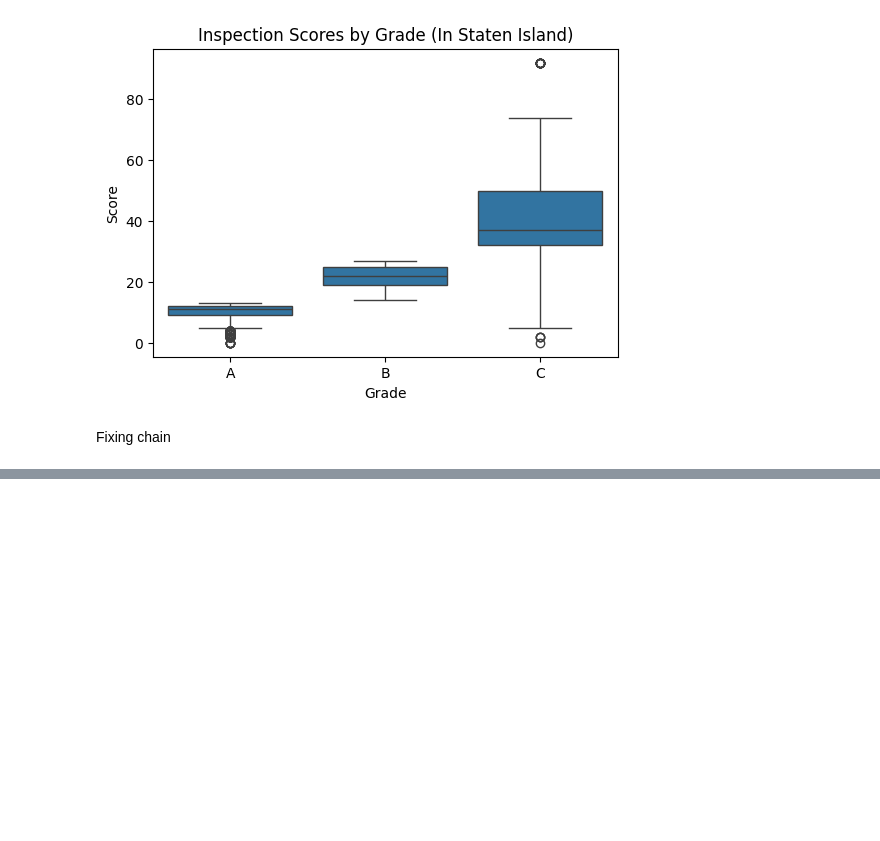
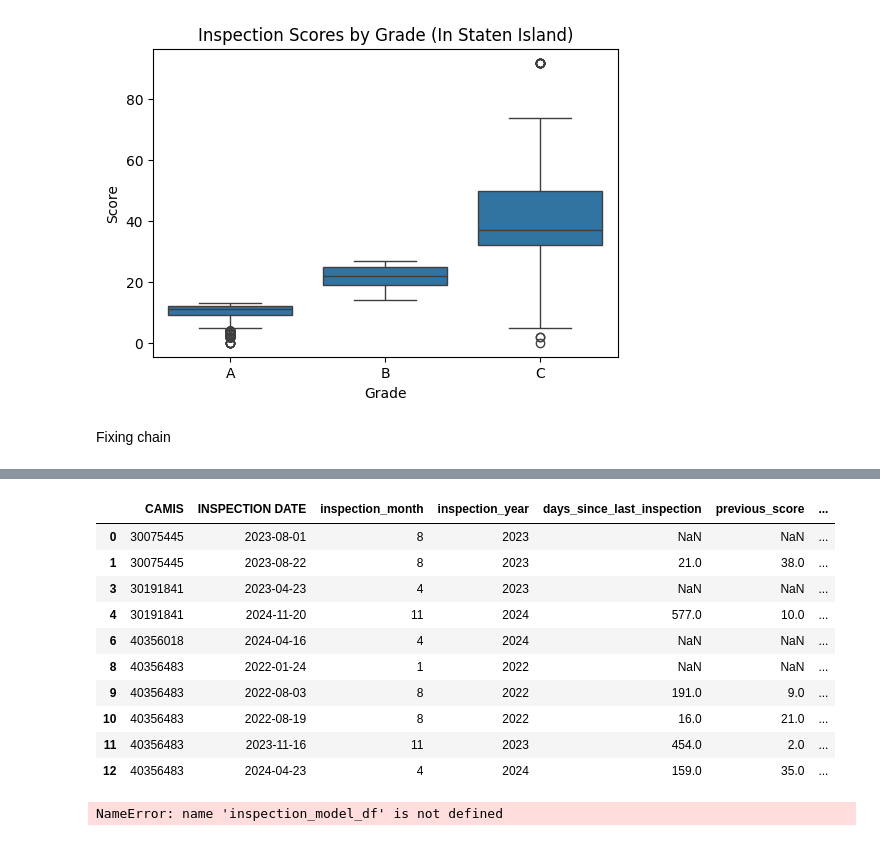
Before and after one commit to SU-IST707-SP26/group-project-team-pandas, a Jupyter notebook: work/01_initial_exploration.ipynb, the cells around one changed output, grey strips where cells are left out. Drawn from its saved outputs; the diff is of its cells as text; code cells hidden in the pictures; blank space fills up the shorter version.

Commit message:
targetvariable

```diff
--- a/work/01_initial_exploration.ipynb
+++ b/work/01_initial_exploration.ipynb
@@ -718,0 +756,64 @@ inspection_level['prior_inspection_count'] = (
+# %%
+# Author: Jessica
+# Adding time-based and trend features to help capture inspection patterns
+
+inspection_model_df['inspection_month'] = inspection_model_df['INSPECTION DATE'].dt.month
+inspection_model_df['inspection_year'] = inspection_model_df['INSPECTION DATE'].dt.year
+
+# calculating how many days have passed since the last inspection
+inspection_model_df['days_since_last_inspection'] = (
+    inspection_model_df.groupby('CAMIS')['INSPECTION DATE'].diff().dt.days
+)
+
+# getting previous score for each restaurant
+inspection_model_df['previous_score'] = (
+    inspection_model_df.groupby('CAMIS')['score'].shift(1)
+)
+
+# calculating how much the score changed from the previous inspection
+inspection_model_df['score_change_from_previous'] = (
+    inspection_model_df['score'] - inspection_model_df['previous_score']
+)
+# %%
+#check
+inspection_model_df[[
+    'CAMIS',
+    'INSPECTION DATE',
+    'inspection_month',
+    'inspection_year',
+    'days_since_last_inspection',
+    'previous_score',
+    'score_change_from_previous'
+]].head(10)
+# %% [output]
+|  | CAMIS | INSPECTION DATE | inspection_month | inspection_year | days_since_last_inspection | previous_score | ... |
+| 0 | 30075445 | 2023-08-01 | 8 | 2023 | NaN | NaN | ... |
+| 1 | 30075445 | 2023-08-22 | 8 | 2023 | 21.0 | 38.0 | ... |
+| 3 | 30191841 | 2023-04-23 | 4 | 2023 | NaN | NaN | ... |
+| 4 | 30191841 | 2024-11-20 | 11 | 2024 | 577.0 | 10.0 | ... |
+| 6 | 40356018 | 2024-04-16 | 4 | 2024 | NaN | NaN | ... |
+| 8 | 40356483 | 2022-01-24 | 1 | 2022 | NaN | NaN | ... |
+| 9 | 40356483 | 2022-08-03 | 8 | 2022 | 191.0 | 9.0 | ... |
+| 10 | 40356483 | 2022-08-19 | 8 | 2022 | 16.0 | 21.0 | ... |
+| 11 | 40356483 | 2023-11-16 | 11 | 2023 | 454.0 | 2.0 | ... |
+| 12 | 40356483 | 2024-04-23 | 4 | 2024 | 159.0 | 35.0 | ... |
+# %%
+# Author: Jessica
+# Setting up features and target for baseline model predicting inspection likelihood
+
+features = [
+    'historical_avg_score',
+    'historical_avg_critical',
+    'prior_inspection_count',
+    'critical_violations',
+    'total_violations',
+    'inspection_month',
+    'inspection_year',
+    'days_since_last_inspection',
+    'score_change_from_previous'
+]
+
+X = inspection_model_df[features].fillna(0)
+y = inspection_model_df['inspection_within_90_days']
+# %% [output]
+NameError: name 'inspection_model_df' is not defined
```
Also changed, not shown: parts of 22 cells of this notebook.
